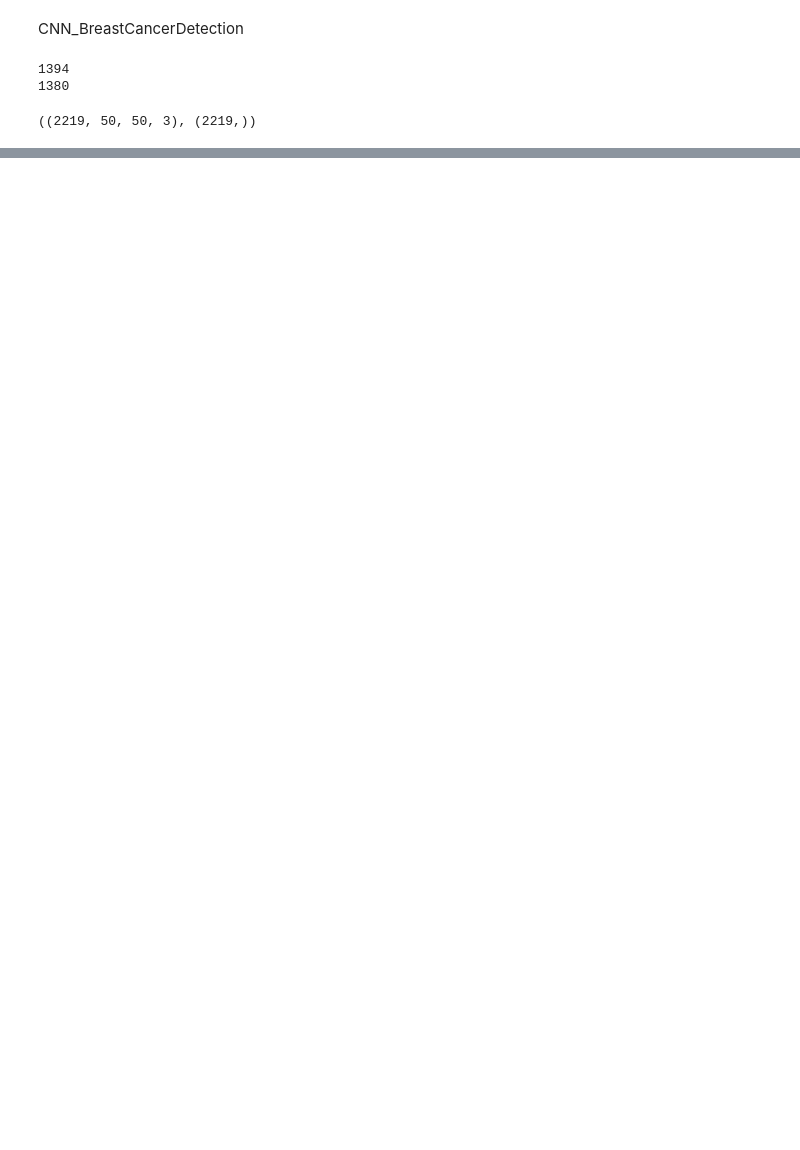
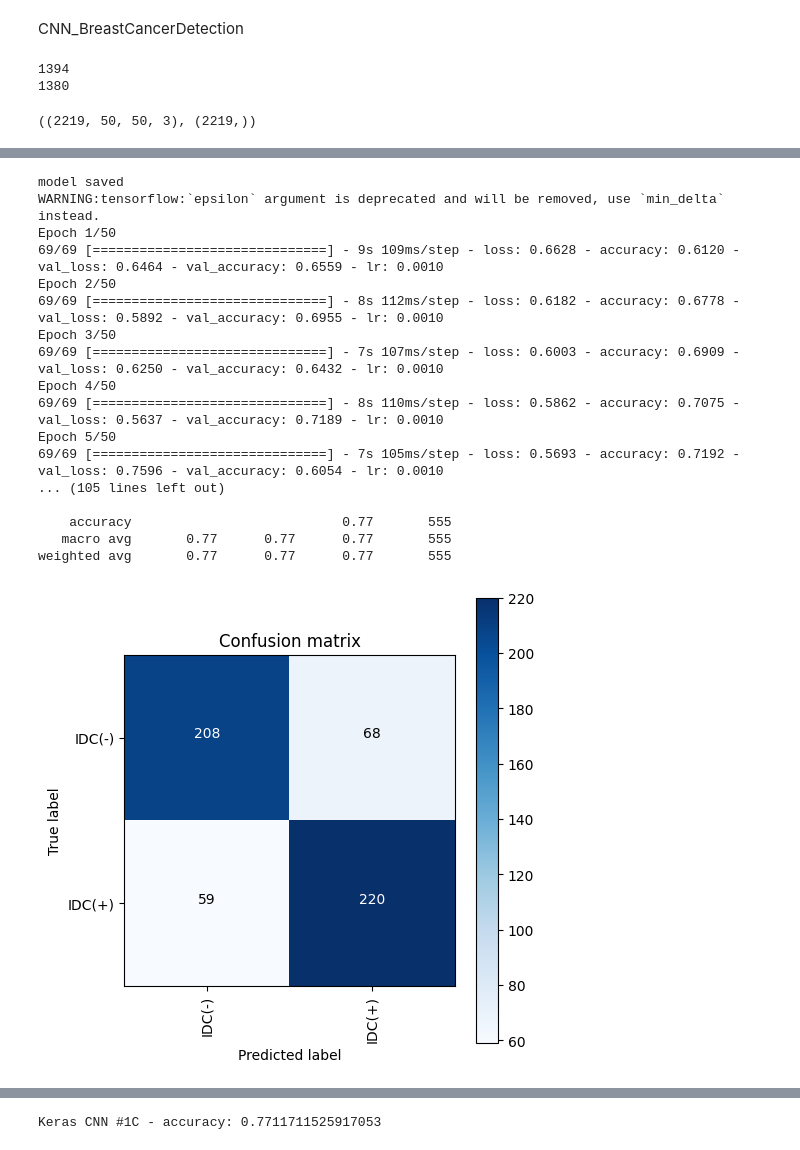
Before and after one commit to Arpanaishaan/EBD-Project1, a Jupyter notebook: Phase2.ipynb, the cells around one changed output, grey strips where cells are left out. Cells and saved outputs as stored; diff of their text form; code cells hidden in the pictures; blank space fills up the shorter version.

```diff
--- a/Phase2.ipynb
+++ b/Phase2.ipynb
@@ -542,3 +542,60 @@ def plot_confusion_matrix(cm, classes,normalize=False,
     plt.tight_layout()
     plt.ylabel('True label')
     plt.xlabel('Predicted label')
+# %%
+def runKerasCNNAugment(x_train,y_train,x_test, y_test):
+
+    batch_size = 128
+    num_classes = 2
+    epochs = 50
+    input_shape = X_train.shape[1:]
+    model = Sequential()
+
+    model.add(Conv2D(32, kernel_size=(3, 3),activation='relu',input_shape=input_shape, padding='same'))
+    model.add(MaxPooling2D(pool_size=(2, 2)))
+    model.add(Conv2D(64, (3, 3), activation='relu', padding='same'))
+    model.add(MaxPooling2D(pool_size=(2, 2)))
+    model.add(Flatten())
+    model.add(Dense(128, activation='relu'))
+    model.add(Dropout(0.5))
+    model.add(Dense(num_classes, activation='sigmoid'))
+
+    model.save('./model/model-6.h5')
+    print('model saved')
+
+# Compile the model.
+    model.compile(loss='binary_crossentropy',
+                  optimizer=keras.optimizers.Adam(learning_rate=0.001),
+                  metrics=['accuracy'])
+
+    Reduce=ReduceLROnPlateau(monitor='val_accuracy', factor=0.5,
+                         patience=5,verbose=1,mode='auto',
+                         epsilon=0.0001,cooldown=0,min_lr=0)
+# Feeding the data to the model.
+    model.fit(x_train,y_train,batch_size=32,
+                        steps_per_epoch=len(x_train) / 32,
+                        epochs=epochs,
+                        validation_data = (x_test, y_test),
+                        callbacks = [MetricsCheckpoint('logs'),Reduce])
+# Evaluating the score using the test dataset.
+    score = model.evaluate(x_test, y_test, verbose=0)
+    print('\nKeras CNN #1C - accuracy:', score[1],'\n')
+
+    y_pred = model.predict(x_test)
+    map_characters = {0: 'IDC(-)', 1: 'IDC(+)'}
+
+    print('\n', classification_report(np.where(y_test > 0)[1], np.argmax(y_pred, axis=1), target_names=list(map_characters.values())), sep='')
+
+
+    score = model.evaluate(x_test, y_test, verbose=0)
+    Y_pred_classes = np.argmax(y_pred,axis = 1)
+    Y_true = np.argmax(Y_test,axis = 1)
+    confusion_mtx = confusion_matrix(Y_true, Y_pred_classes)
+
+
+    plot_confusion_matrix(confusion_mtx, classes = list(map_characters.values()))
+
+    return model
+modelCNN=runKerasCNNAugment(X_train, Y_train,  X_test, Y_test)
+plotKerasLearningCurve()
+# %% [output]
@@ -544,0 +603,18 @@ def plot_confusion_matrix(cm, classes,normalize=False,
+model saved
+WARNING:tensorflow:`epsilon` argument is deprecated and will be removed, use `min_delta` instead.
+Epoch 1/50
+69/69 [==============================] - 9s 109ms/step - loss: 0.6628 - accuracy: 0.6120 - val_loss: 0.6464 - val_accuracy: 0.6559 - lr: 0.0010
+Epoch 2/50
+69/69 [==============================] - 8s 112ms/step - loss: 0.6182 - accuracy: 0.6778 - val_loss: 0.5892 - val_accuracy: 0.6955 - lr: 0.0010
+Epoch 3/50
+69/69 [==============================] - 7s 107ms/step - loss: 0.6003 - accuracy: 0.6909 - val_loss: 0.6250 - val_accuracy: 0.6432 - lr: 0.0010
+Epoch 4/50
+69/69 [==============================] - 8s 110ms/step - loss: 0.5862 - accuracy: 0.7075 - val_loss: 0.5637 - val_accuracy: 0.7189 - lr: 0.0010
+Epoch 5/50
+69/69 [==============================] - 7s 105ms/step - loss: 0.5693 - accuracy: 0.7192 - val_loss: 0.7596 - val_accuracy: 0.6054 - lr: 0.0010
+... (105 lines left out)
+
+    accuracy                           0.77       555
+   macro avg       0.77      0.77      0.77       555
+weighted avg       0.77      0.77      0.77       555
+[figure, added]
@@ -544,0 +622,5 @@ def plot_confusion_matrix(cm, classes,normalize=False,
+# %%
+score = modelCNN.evaluate(X_test, Y_test, verbose=0)
+print('\nKeras CNN #1C - accuracy:', score[1],'\n')
+# %% [output]
+Keras CNN #1C - accuracy: 0.7711711525917053
```
Also changed, not shown: parts of 12 cells of this notebook, 2 other files.
